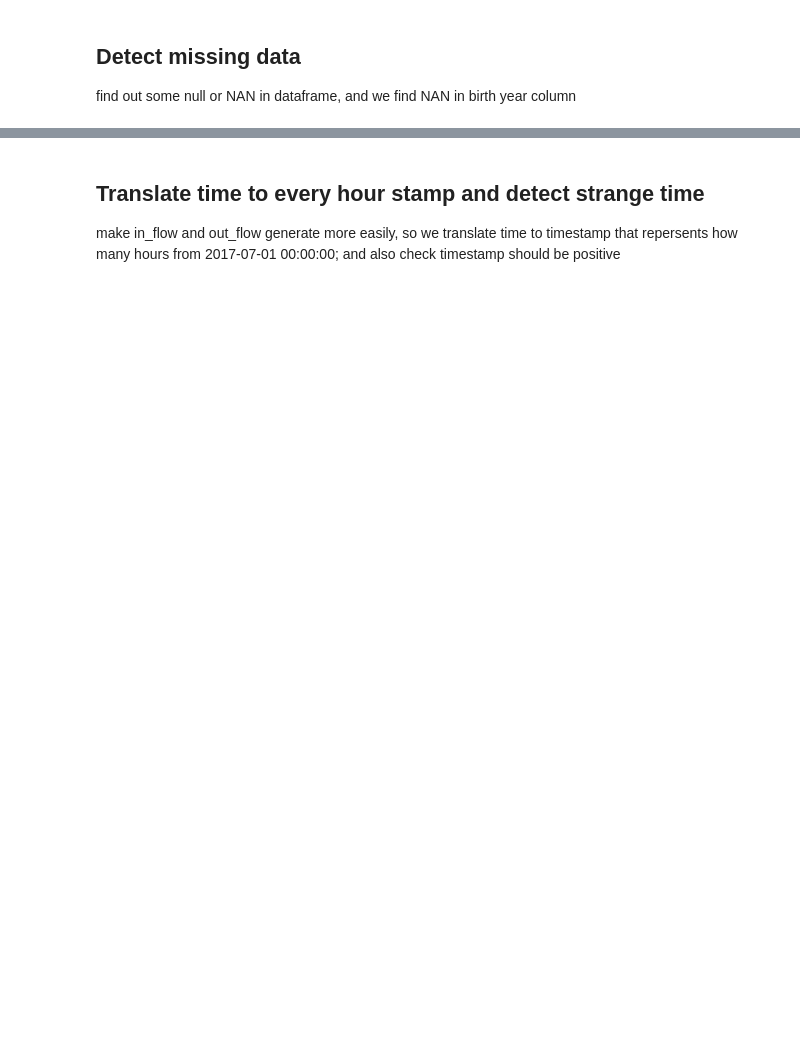
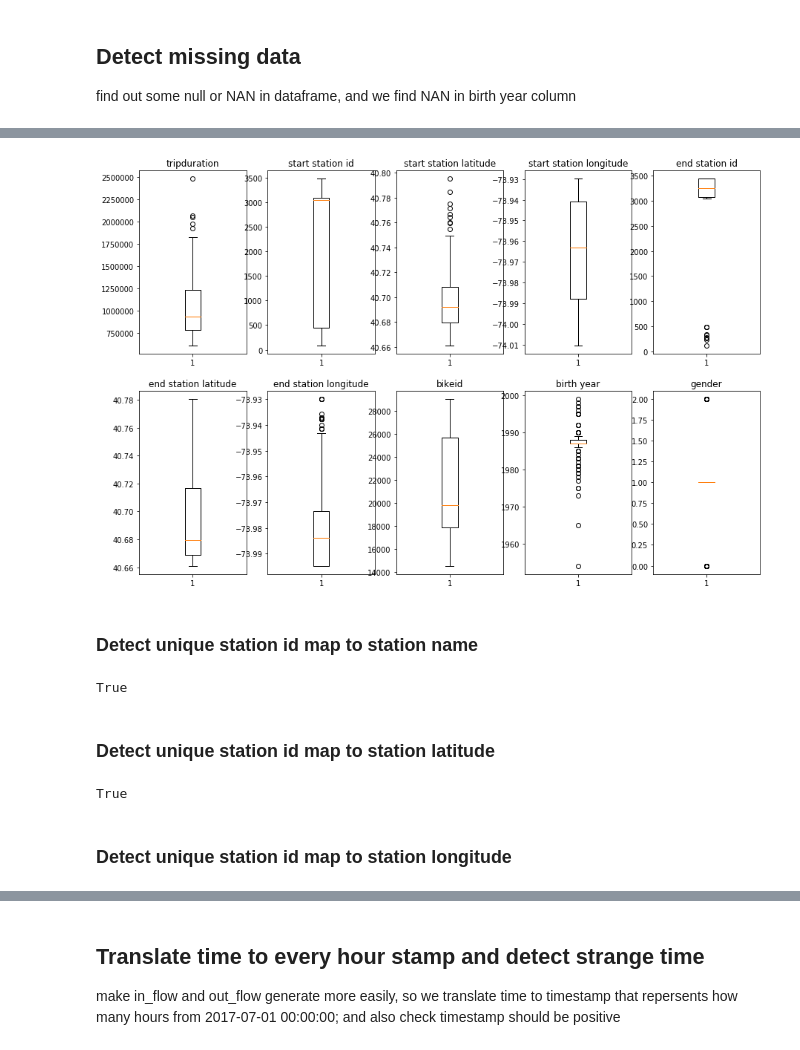
Before and after one commit to ss8651twtw/Data-Mining, a Jupyter notebook: hw0/hw0.ipynb, the cells around one changed output, grey strips where cells are left out. Drawn from its saved outputs; the diff is of its cells as text; code cells hidden in the pictures; blank space fills up the shorter version.

```diff
--- a/hw0/hw0.ipynb
+++ b/hw0/hw0.ipynb
@@ -106,0 +157,30 @@ set([0, 1, 2])
+# %%
+df = df.drop(df[df['tripduration'] < 7 * 86400].index)
+df = df.drop(df[df['birth year'] < 1917].index)
+show_box()
+# %% [output]
+[figure, added]
+# %% [markdown]
+### Detect unique station id map to station name
+# %%
+x1 = len(df['start station id'].unique())
+y1 = len(df[['start station id', 'start station name']].drop_duplicates())
+x2 = len(df['end station id'].unique())
+y2 = len(df[['end station id', 'end station name']].drop_duplicates())
+
+x1 == y1 and x2 == y2
+# %% [output]
+True
+# %% [markdown]
+### Detect unique station id map to station latitude
+# %%
+x1 = len(df['start station id'].unique())
+y2 = len(df[['start station id', 'start station latitude']].drop_duplicates())
+x2 = len(df['end station id'].unique())
+y2 = len(df[['end station id', 'end station latitude']].drop_duplicates())
+
+x1 == y1 and x2 == y2
+# %% [output]
+True
+# %% [markdown]
+### Detect unique station id map to station longitude
```
Also changed, not shown: parts of 39 cells of this notebook.
